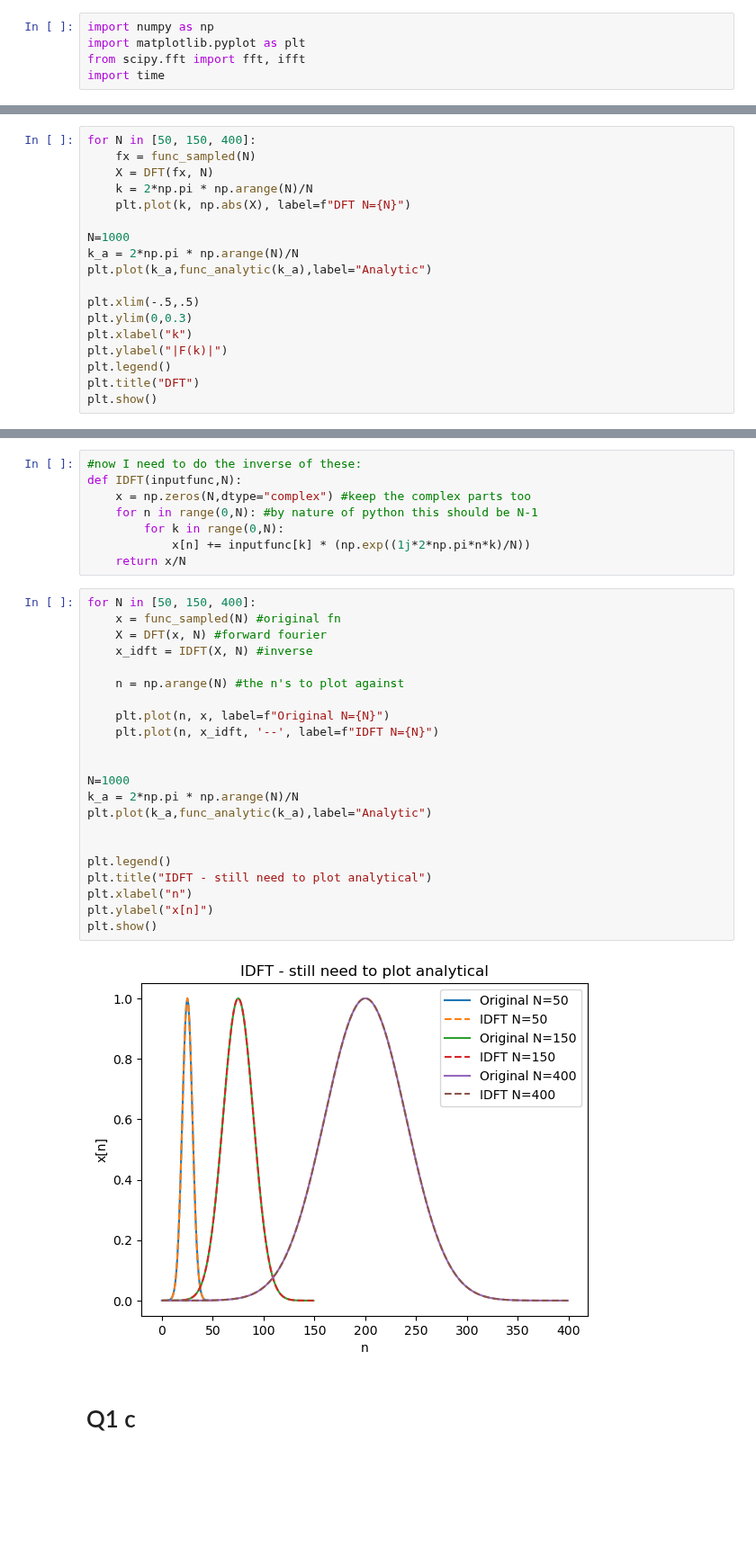
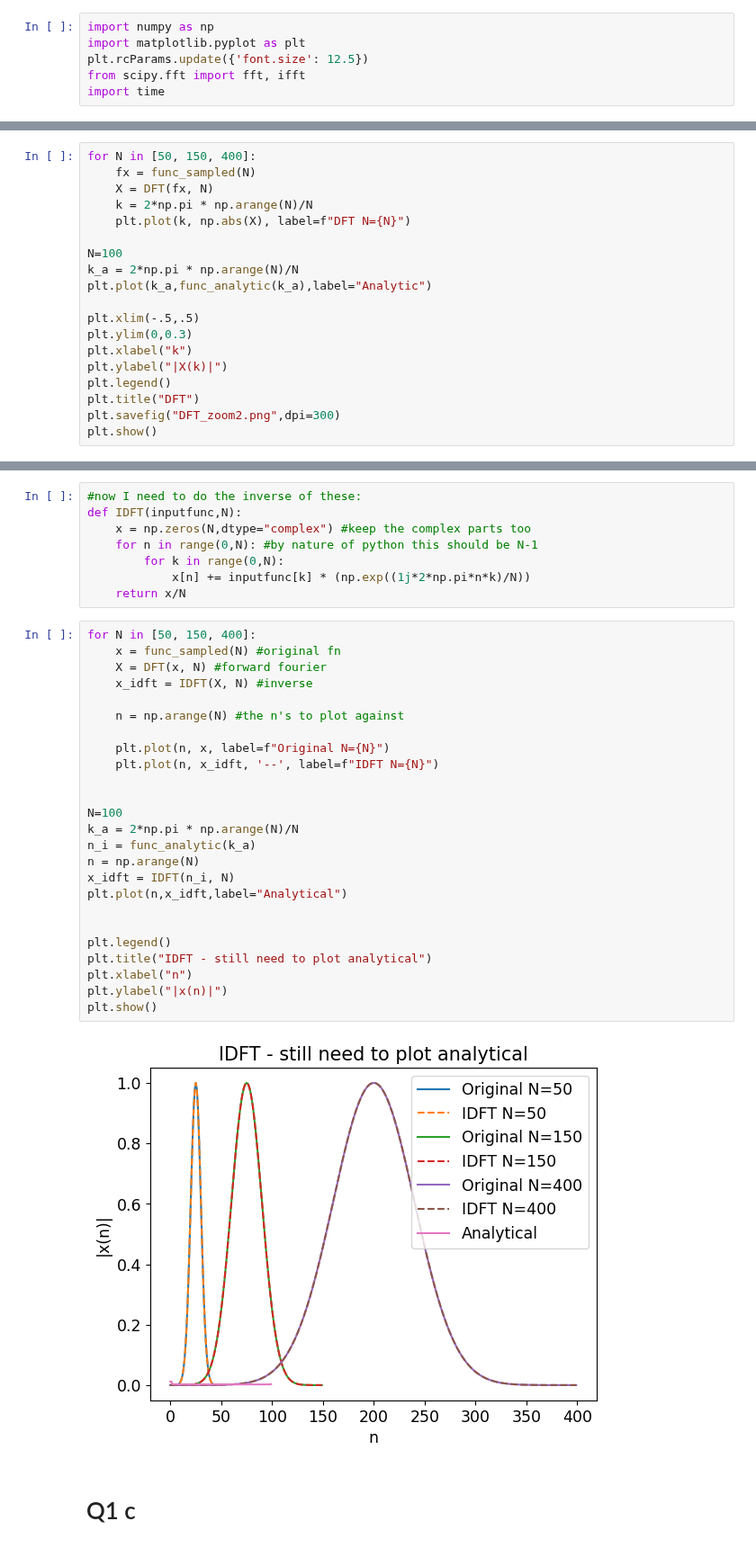
Before and after one commit to kparrine/Computational_Astro, a Jupyter notebook: C5/C5.ipynb, the cells around one changed output, grey strips where cells are left out. Shown at 90% size. Drawn from its saved outputs; the diff is of its cells as text; blank space fills up the shorter version.

Commit message:
Plots

```diff
--- a/C5/C5.ipynb
+++ b/C5/C5.ipynb
@@ -1,6 +1,7 @@
 # %%
 import numpy as np
 import matplotlib.pyplot as plt
+plt.rcParams.update({'font.size': 12.5})
 from scipy.fft import fft, ifft
 import time
 # %% [markdown]
@@ -96,15 +98,16 @@ for N in [50, 150, 400]:
     k = 2*np.pi * np.arange(N)/N
     plt.plot(k, np.abs(X), label=f"DFT N={N}")
 
-N=1000
+N=100
 k_a = 2*np.pi * np.arange(N)/N
 plt.plot(k_a,func_analytic(k_a),label="Analytic")
 
 plt.xlim(-.5,.5)
 plt.ylim(0,0.3)
 plt.xlabel("k")
-plt.ylabel("|F(k)|")
+plt.ylabel("|X(k)|")
 plt.legend()
 plt.title("DFT")
+plt.savefig("DFT_zoom2.png",dpi=300)
 plt.show()
 # %% [output]
@@ -120,27 +123,30 @@ def IDFT(inputfunc,N):
 # %%
 for N in [50, 150, 400]:
     x = func_sampled(N) #original fn
     X = DFT(x, N) #forward fourier
     x_idft = IDFT(X, N) #inverse
 
     n = np.arange(N) #the n's to plot against
 
     plt.plot(n, x, label=f"Original N={N}")
     plt.plot(n, x_idft, '--', label=f"IDFT N={N}")
 
 
-N=1000
+N=100
 k_a = 2*np.pi * np.arange(N)/N
-plt.plot(k_a,func_analytic(k_a),label="Analytic")
+n_i = func_analytic(k_a)
+n = np.arange(N)
+x_idft = IDFT(n_i, N)
+plt.plot(n,x_idft,label="Analytical")
 
 
 plt.legend()
 plt.title("IDFT - still need to plot analytical")
 plt.xlabel("n")
-plt.ylabel("x[n]")
+plt.ylabel("|x(n)|")
 plt.show()
 # %% [output]
-[figure, old version]
+[figure, new version]
 # %% [markdown]
 # Q1 c
 # %%
```
Also changed, not shown: parts of 12 cells of this notebook, 7 other files.
